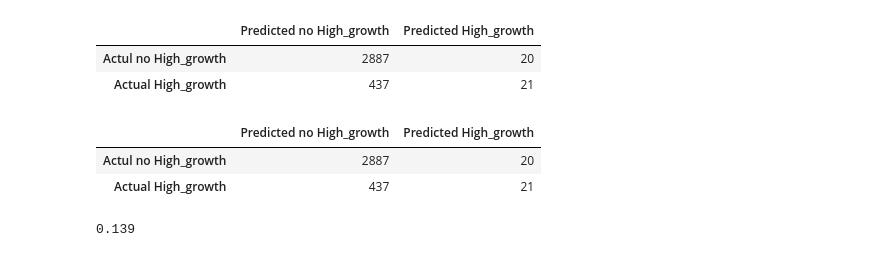
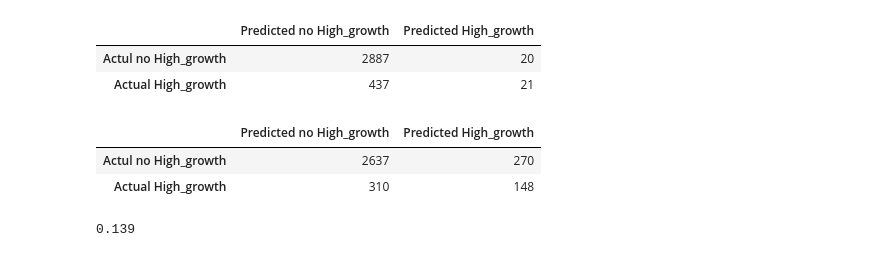
Before and after one commit to Dilnovoz/Data-Analysis-3, a Jupyter notebook: Assignment_3/Code/Prediction.ipynb, the cells around one changed output. Drawn from its saved outputs; the diff is of its cells as text; code cells hidden in the pictures.

```diff
--- a/Assignment_3/Code/Prediction.ipynb
+++ b/Assignment_3/Code/Prediction.ipynb
@@ -598,19 +558,19 @@ cm1
 # %%
 # we can apply different thresholds
 
 # 0.5 same as before
-holdout_prediction = np.where(data_holdout["best_logit_pred_proba"] < 0.5, 0, 1)
+holdout_prediction = np.where(data_holdout["best_logit_pred_proba"] < 0.25, 0, 1)
 cm_object1b = confusion_matrix(
     data_holdout["High_growth"], holdout_prediction, labels=[0, 1]
 )
 cm1b = pd.DataFrame(
     cm_object1b,
     index=["Actul no High_growth", "Actual High_growth"],
     columns=["Predicted no High_growth", "Predicted High_growth"],
 )
 cm1b
 # %% [output]
 |  | Predicted no High_growth | Predicted High_growth |
-| Actul no High_growth | 2887 | 20 |
-| Actual High_growth | 437 | 21 |
+| Actul no High_growth | 2637 | 270 |
+| Actual High_growth | 310 | 148 |
 # %%
```
Also changed, not shown: parts of 22 cells of this notebook.
